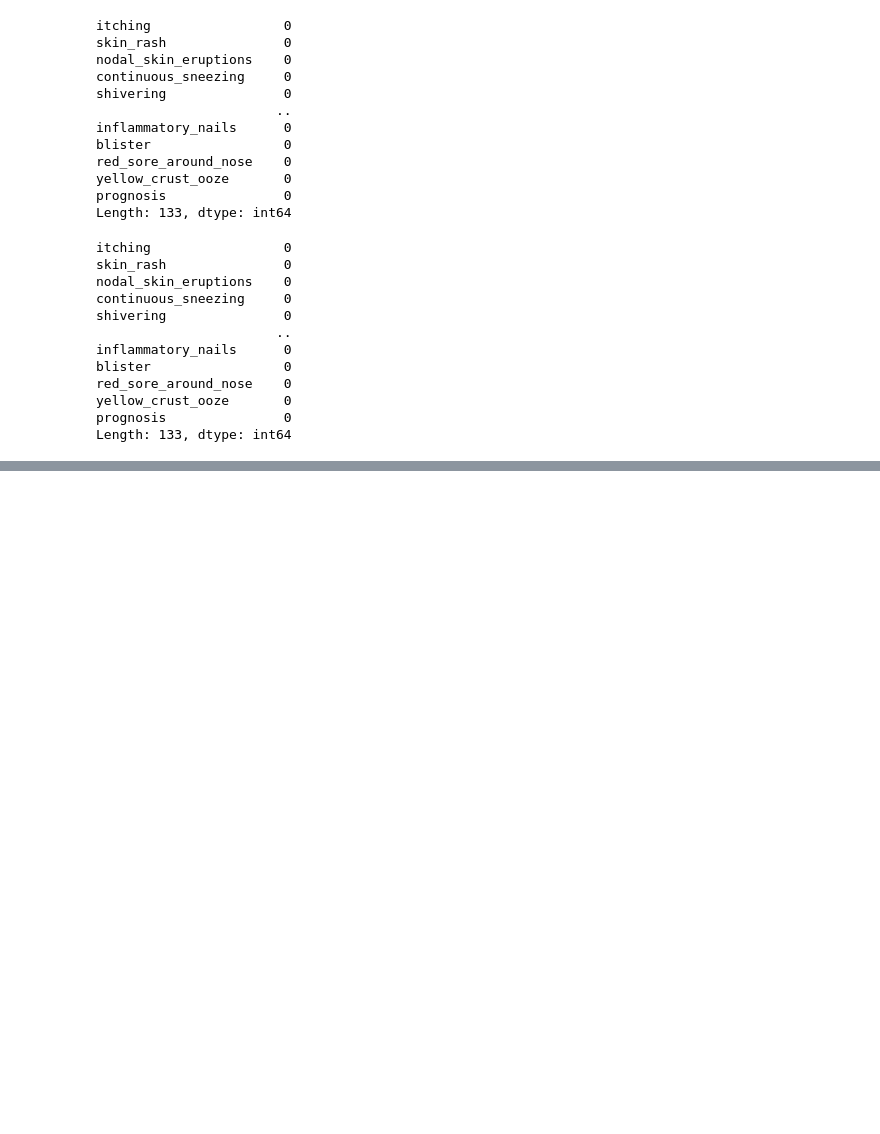
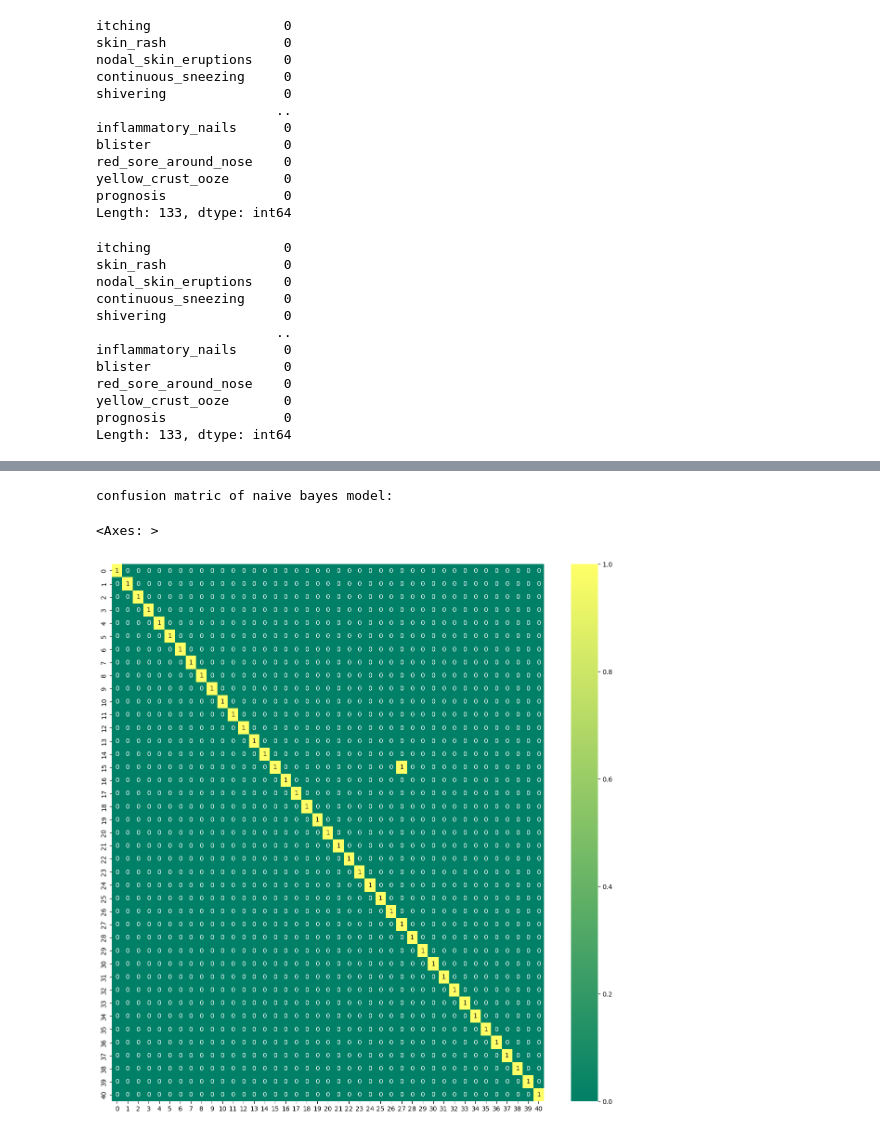
Before and after one commit to Kushagrarajsinghavisoft/Daily-works, a Jupyter notebook: April/09-04-2024/09-04-2024.ipynb, the cells around one changed output, grey strips where cells are left out. Cells and saved outputs as stored; diff of their text form; code cells hidden in the pictures; blank space fills up the shorter version.

```diff
--- a/April/09-04-2024/09-04-2024.ipynb
+++ b/April/09-04-2024/09-04-2024.ipynb
@@ -292,0 +315,11 @@ print(accuracy_score(y_testing, y_pred_Svc))
+# %%
+print("Confusion matric of naive bayes classification model: ")
+
+plt.figure(figsize=(15,15))
+
+# using heatmap for confusion matrix of naive bayes model
+sns.heatmap(confusion_matrix(y_testing,y_pred_nbc1),cmap='summer',annot=True)
+# %% [output]
+confusion matric of naive bayes model:
+<Axes: >
+[figure, added]
```
Also changed, not shown: parts of 37 cells of this notebook.
